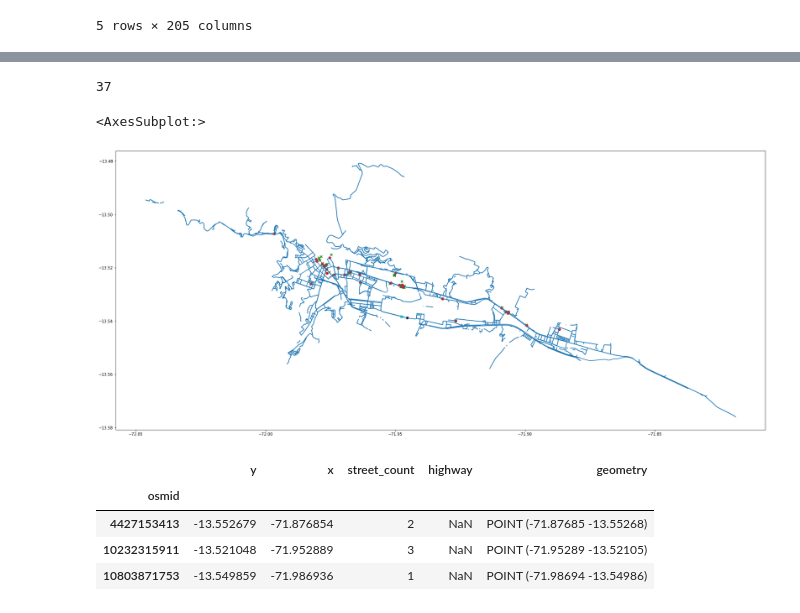
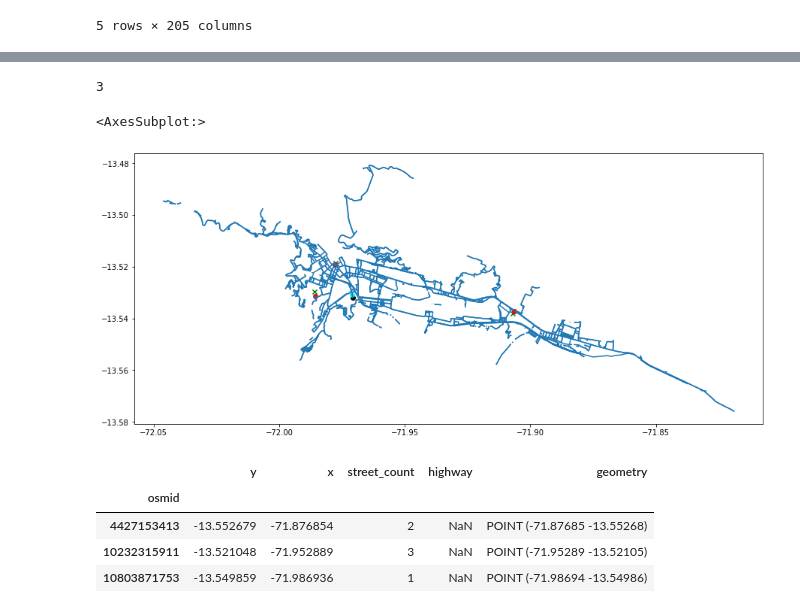
Before and after one commit to leiparov/intercon-simbig-2021, a Jupyter notebook: Cusco/RutasCusco_2.ipynb, the cells around one changed output, grey strips where cells are left out. Saved outputs shown, nothing was run; the diff lists cells and outputs as text; code cells hidden in the pictures.

```diff
--- a/Cusco/RutasCusco_2.ipynb
+++ b/Cusco/RutasCusco_2.ipynb
@@ -88,20 +88,21 @@ total 61564
 # %% [markdown]
 # Loading Nodes and Edges
 # %%
-nodes = pd.read_csv("data/GrafoCuscoTransporte0800_nodes.csv", index_col=[0])
+nodes = pd.read_csv("data/GrafoCuscoTransporte_nodes.csv", index_col=[0])
 nodes['geometry'] = nodes['geometry'].apply(wkt.loads)
 nodes = gpd.GeoDataFrame(nodes, crs='epsg:4326')
 # nodes
 # %%
-edges = pd.read_csv("data/GrafoCuscoTransporte0800_edges.csv", index_col=[0,1,2])
+edges = pd.read_csv("data/GrafoCuscoTransporte_edges.csv", index_col=[0,1,2])
 edges['geometry'] = edges['geometry'].apply(wkt.loads)
 edges = gpd.GeoDataFrame(edges, crs='epsg:4326')
 
-cond = edges['wazeinfo_km'] == -1
-edges.loc[cond,'wazeinfo_minutes'] = np.nan
-edges.loc[cond,'wazeinfo_km'] = np.nan
-edges.loc[cond,'wazeinfo'] = np.nan
-
+# cond = edges['wazeinfo_km'] == -1
+# edges.loc[cond,'wazeinfo_minutes'] = np.nan
+# edges.loc[cond,'wazeinfo_km'] = np.nan
+# edges.loc[cond,'wazeinfo'] = np.nan
+cols = ['wazeinfo0800_minutes', 'wazeinfo0800_km', 'wazeinfo1400_minutes', 'wazeinfo1400_km']
+edges.loc[ :, cols] = edges[cols].replace({-1:np.nan})
 edges.head(3)
 # %% [output]
 |  |  |  | osmid | name | highway | maxspeed | oneway | length | geometry | lanes | width | ... |
@@ -134,34 +165,37 @@ amenities_gtransporte.head()
 # %%
-cond = amenities_gtransporte['amenity'] == 'bank'
+var_amenity = 'courthouse'
+
+cond = amenities_gtransporte['amenity'] == var_amenity
 
 nearestnodes2amenities = list(amenities_gtransporte.loc[cond,:]['gtransporte_osmid'].values)
 nearestnodes2amenities = list(set(nearestnodes2amenities))
 len(nearestnodes2amenities)
 # %% [output]
-37
+3
 # %%
-fig, ax = plt.subplots(figsize=(30,30))
+fig, ax = plt.subplots(figsize=(15,15))
 
 # nodes.plot(ax=ax, color='g')
 # edges.plot(ax=ax, color='yellow', alpha=0.5)
 edges.plot(ax=ax)
 # cuscoshape.plot(ax=ax, color='gray', alpha=0.2)
 # rutascuscounique_gnodes.plot(ax=ax)
 # inputdf.plot(ax=ax, color='red')
 
 # amenities_cols = ['unique_id', 'osmid', 'element_type', 'amenity', 'name',  'geometry',]
 # amenities.loc[cond, amenities_cols ].head(2)
 amenities_gtransporte.loc[cond, :].plot(ax=ax, color='green', marker='x' , )
 # amenities_gtransporte.loc[[874430122], :].plot(ax=ax, color='black', )
 
 nodes.loc[nearestnodes2amenities,:].plot(ax=ax, color='red')
 
 # nodes.loc[nodes2plot,:].plot(ax=ax, color='red')
-nodes.loc[[30962246],:].plot(ax=ax, color='black')
-nodes.loc[[5600850986],:].plot(ax=ax, color='cyan')
+nodes.loc[[30965748],:].plot(ax=ax, color='black')
+nodes.loc[[995446222],:].plot(ax=ax, color='cyan')
+# 30965748	995446222
 # %% [output]
 <AxesSubplot:>
-[figure, old version]
+[figure, new version]
 # %%
 nodes.head(3)
 # %% [output]
```
Also changed, not shown: parts of 28 cells of this notebook, 4 other files.
